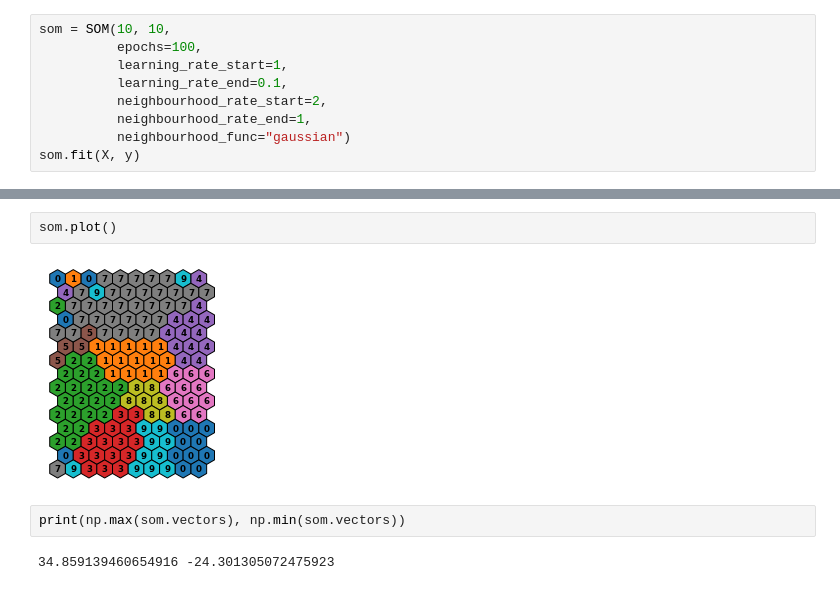
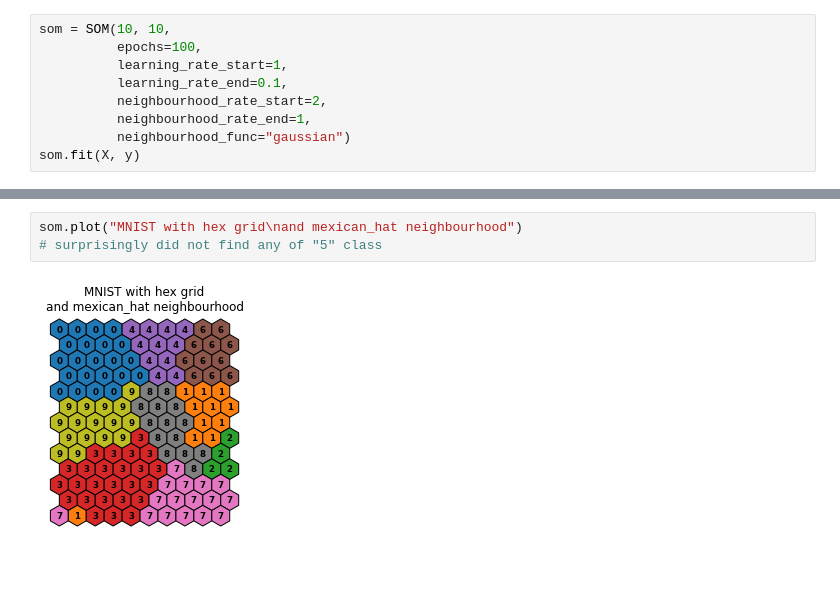
Before and after one commit to gekas145/SOM, a Jupyter notebook: demo.ipynb, the cells around one changed output, grey strips where cells are left out. Saved outputs shown, nothing was run; the diff lists cells and outputs as text.

```diff
--- a/demo.ipynb
+++ b/demo.ipynb
@@ -38,11 +56,8 @@ som = SOM(15, 10,
           neighbourhood_rate_end=3,
           neighbourhood_func="mexican_hat")
 som.fit(X, y)
-# %%
-som.plot()
-# %% [output]
-[figure, removed]
-# %%
-print(np.max(som.vectors), np.min(som.vectors))
-# %% [output]
-34.859139460654916 -24.301305072475923
+# %%
+som.plot("MNIST with hex grid\nand mexican_hat neighbourhood")
+# surprisingly did not find any of "5" class
+# %% [output]
+[figure, added]
```
Also changed, not shown: parts of 8 cells of this notebook, 1 other file.
